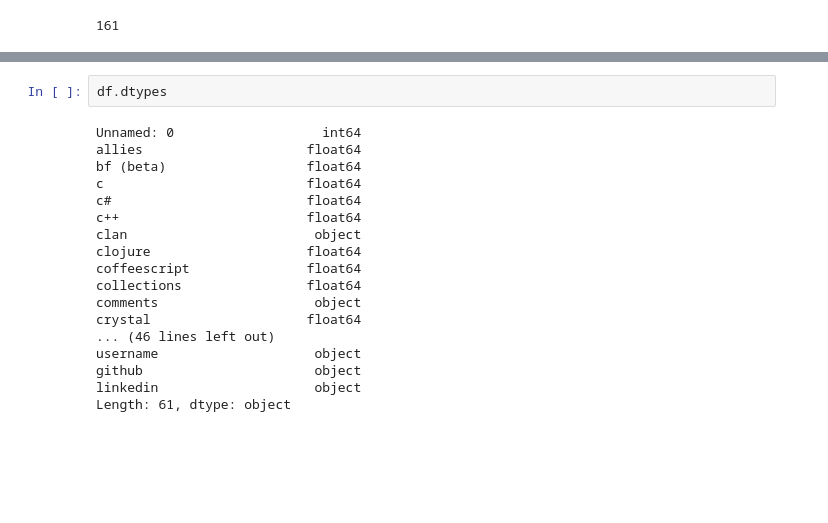
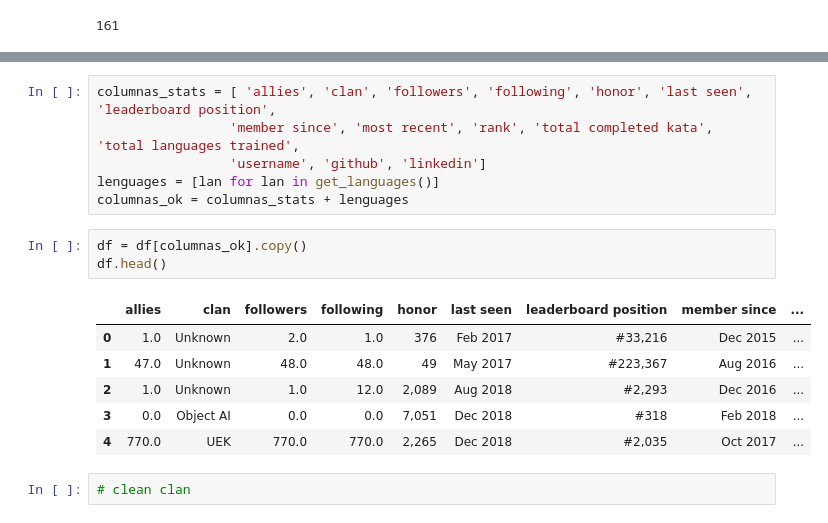
Before and after one commit to albertogcmr/final-project-codewars-ih, a Jupyter notebook: source/Fase-4.ipynb, the cells around one changed output, grey strips where cells are left out. Cells and saved outputs as stored; diff of their text form; blank space fills up the shorter version.

```diff
--- a/source/Fase-4.ipynb
+++ b/source/Fase-4.ipynb
@@ -70,20 +70,18 @@ True
-# %%
-df.dtypes
-# %% [output]
-Unnamed: 0                   int64
-allies                     float64
-bf (beta)                  float64
-c                          float64
-c#                         float64
-c++                        float64
-clan                        object
-clojure                    float64
-coffeescript               float64
-collections                float64
-comments                    object
-crystal                    float64
-... (46 lines left out)
-username                    object
-github                      object
-linkedin                    object
-Length: 61, dtype: object
+# %%
+columnas_stats = [ 'allies', 'clan', 'followers', 'following', 'honor', 'last seen', 'leaderboard position',
+                 'member since', 'most recent', 'rank', 'total completed kata', 'total languages trained',
+                 'username', 'github', 'linkedin']
+lenguages = [lan for lan in get_languages()]
+columnas_ok = columnas_stats + lenguages
+# %%
+df = df[columnas_ok].copy()
+df.head()
+# %% [output]
+|  | allies | clan | followers | following | honor | last seen | leaderboard position | member since | ... |
+| 0 | 1.0 | Unknown | 2.0 | 1.0 | 376 | Feb 2017 | #33,216 | Dec 2015 | ... |
+| 1 | 47.0 | Unknown | 48.0 | 48.0 | 49 | May 2017 | #223,367 | Aug 2016 | ... |
+| 2 | 1.0 | Unknown | 1.0 | 12.0 | 2,089 | Aug 2018 | #2,293 | Dec 2016 | ... |
+| 3 | 0.0 | Object AI | 0.0 | 0.0 | 7,051 | Dec 2018 | #318 | Feb 2018 | ... |
+| 4 | 770.0 | UEK | 770.0 | 770.0 | 2,265 | Dec 2018 | #2,035 | Oct 2017 | ... |
+# %%
+# clean clan
```
Also changed, not shown: parts of 8 cells of this notebook, 8 other files.
